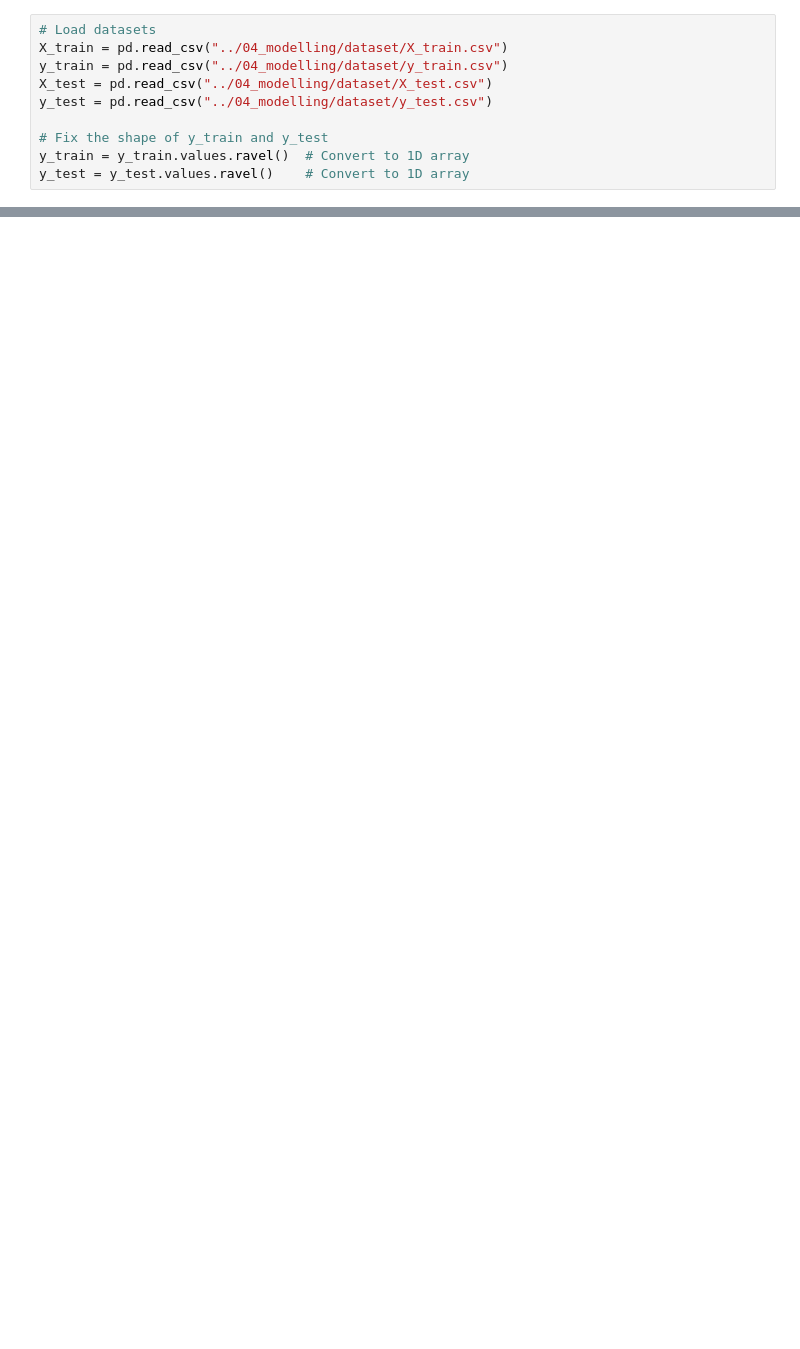
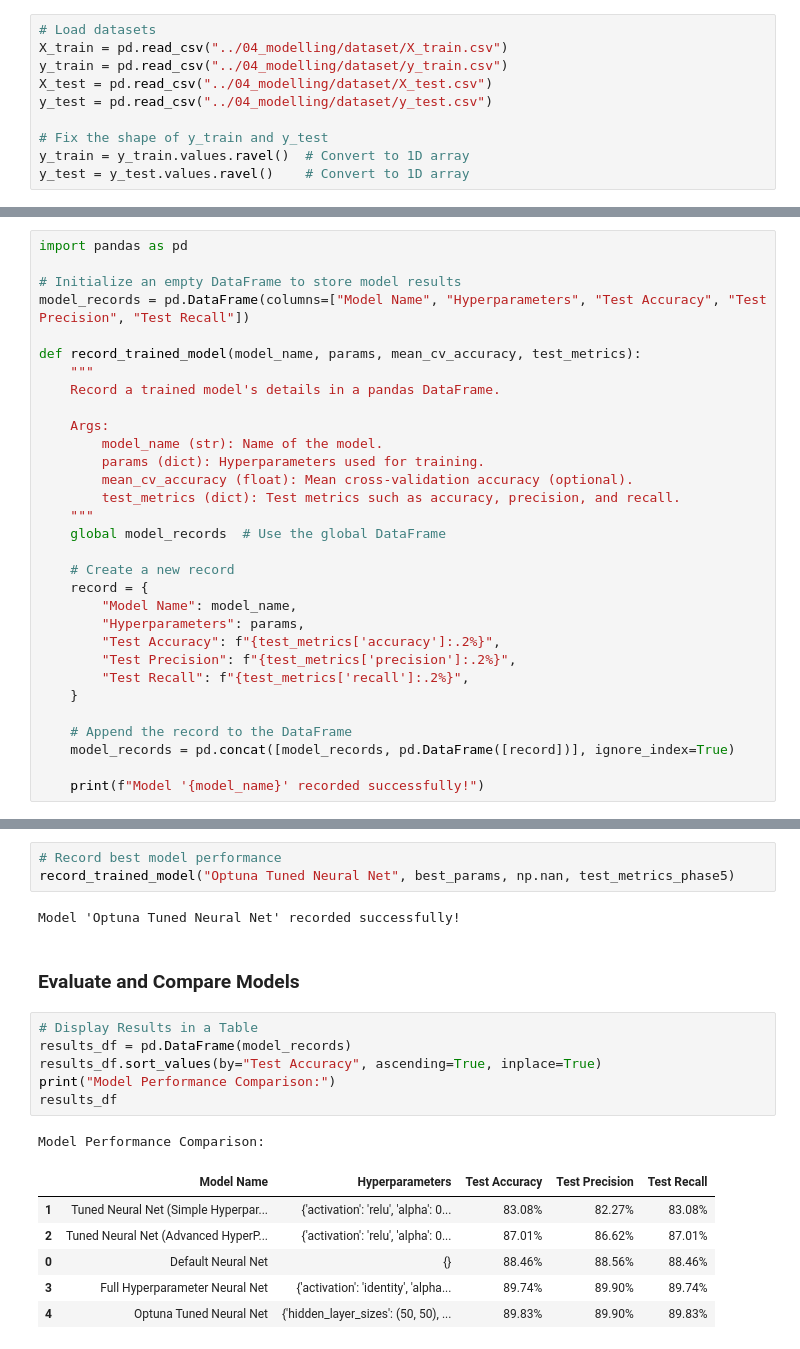
Before and after one commit to Aaron2k02/data-mining-warehousing-wages-analysis, a Jupyter notebook: notebooks/04_modelling/01_AutoNeural.ipynb, the cells around one changed output, grey strips where cells are left out. Cells and saved outputs as stored; diff of their text form; blank space fills up the shorter version.

Commit message:
mlp neural commit

```diff
--- a/notebooks/04_modelling/01_AutoNeural.ipynb
+++ b/notebooks/04_modelling/01_AutoNeural.ipynb
@@ -123,0 +42,31 @@ best_model = run_classifier(mlp, param_grid_mlp, X_train, y_train, X_test, y_tes
+# %%
+import pandas as pd
+
+# Initialize an empty DataFrame to store model results
+model_records = pd.DataFrame(columns=["Model Name", "Hyperparameters", "Test Accuracy", "Test Precision", "Test Recall"])
+
+def record_trained_model(model_name, params, mean_cv_accuracy, test_metrics):
+    """
+    Record a trained model's details in a pandas DataFrame.
+
+    Args:
+        model_name (str): Name of the model.
+        params (dict): Hyperparameters used for training.
+        mean_cv_accuracy (float): Mean cross-validation accuracy (optional).
+        test_metrics (dict): Test metrics such as accuracy, precision, and recall.
+    """
+    global model_records  # Use the global DataFrame
+
+    # Create a new record
+    record = {
+        "Model Name": model_name,
+        "Hyperparameters": params,
+        "Test Accuracy": f"{test_metrics['accuracy']:.2%}",
+        "Test Precision": f"{test_metrics['precision']:.2%}",
+        "Test Recall": f"{test_metrics['recall']:.2%}",
+    }
+
+    # Append the record to the DataFrame
+    model_records = pd.concat([model_records, pd.DataFrame([record])], ignore_index=True)
+
+    print(f"Model '{model_name}' recorded successfully!")
@@ -123,0 +349,21 @@ best_model = run_classifier(mlp, param_grid_mlp, X_train, y_train, X_test, y_tes
+# %%
+# Record best model performance
+record_trained_model("Optuna Tuned Neural Net", best_params, np.nan, test_metrics_phase5)
+# %% [output]
+Model 'Optuna Tuned Neural Net' recorded successfully!
+# %% [markdown]
+### Evaluate and Compare Models
+# %%
+# Display Results in a Table
+results_df = pd.DataFrame(model_records)
+results_df.sort_values(by="Test Accuracy", ascending=True, inplace=True)
+print("Model Performance Comparison:")
+results_df
+# %% [output]
+Model Performance Comparison:
+|  | Model Name | Hyperparameters | Test Accuracy | Test Precision | Test Recall |
+| 1 | Tuned Neural Net (Simple Hyperpar... | {'activation': 'relu', 'alpha': 0... | 83.08% | 82.27% | 83.08% |
+| 2 | Tuned Neural Net (Advanced HyperP... | {'activation': 'relu', 'alpha': 0... | 87.01% | 86.62% | 87.01% |
+| 0 | Default Neural Net | {} | 88.46% | 88.56% | 88.46% |
+| 3 | Full Hyperparameter Neural Net | {'activation': 'identity', 'alpha... | 89.74% | 89.90% | 89.74% |
+| 4 | Optuna Tuned Neural Net | {'hidden_layer_sizes': (50, 50), ... | 89.83% | 89.90% | 89.83% |
```
Also changed, not shown: parts of 77 cells of this notebook, 4 other files.
